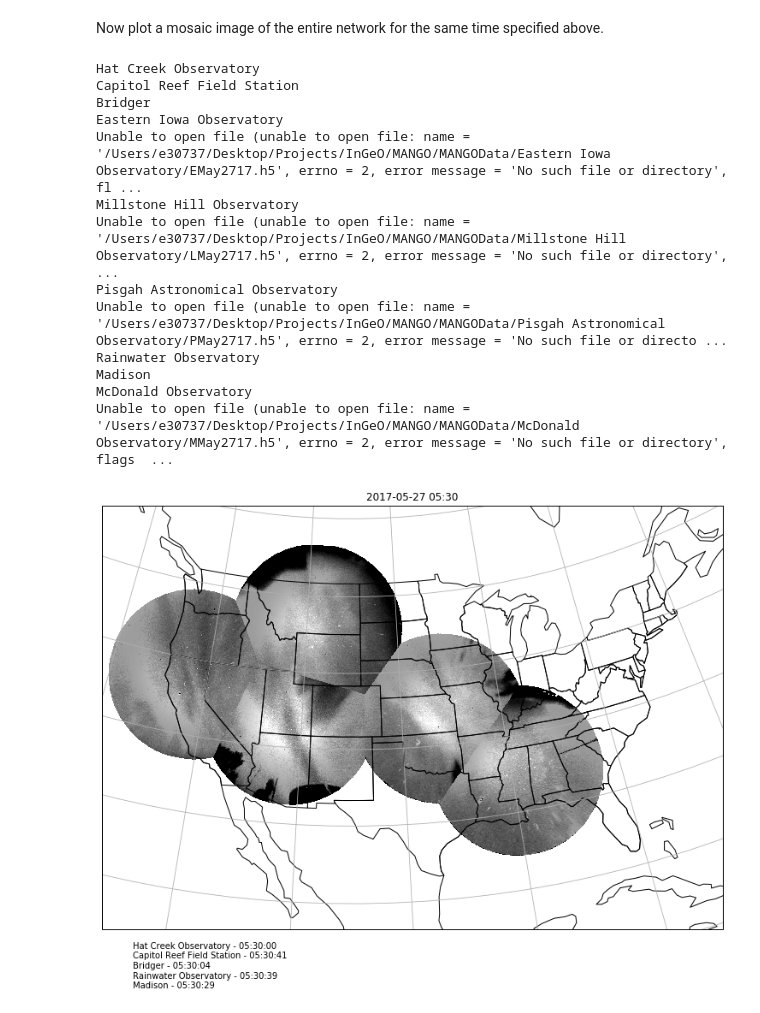
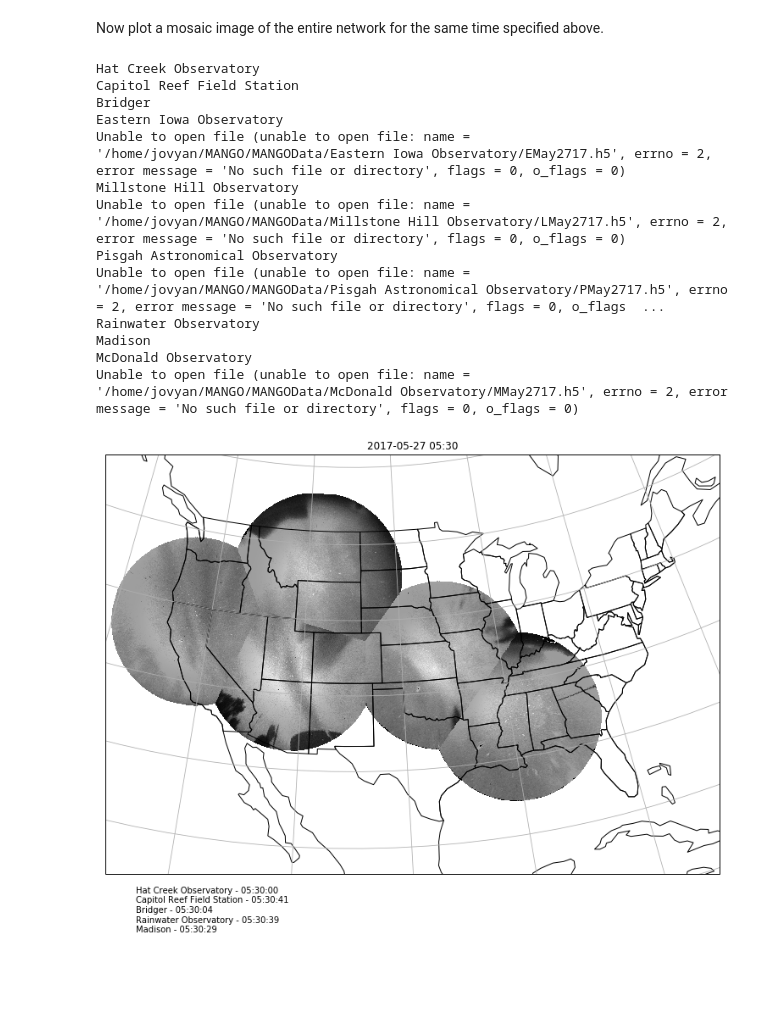
Before and after one commit to mangonetwork/mangopy, a Jupyter notebook: mangopy_tutorial.ipynb, the cells around one changed output. Saved outputs shown, nothing was run; the diff lists cells and outputs as text; code cells hidden in the pictures; blank space fills up the shorter version.

```diff
--- a/mangopy_tutorial.ipynb
+++ b/mangopy_tutorial.ipynb
@@ -22,8 +25,8 @@ site = m.get_site_info('Hat Creek Observatory')
 Now set a datetime object and view the image from that time.
 # %%
 import datetime as dt
-time = dt.datetime(2017,5,27,5,30)
-m.plot(site,time)
+time0 = dt.datetime(2017,5,27,5,30)
+m.plot(site,time0)
 # %% [output]
 [figure]
 # %% [markdown]
@@ -44,19 +47,19 @@ m = Mosaic()
 # %% [markdown]
 Now plot a mosaic image of the entire network for the same time specified above.
 # %%
-m.plot_mosaic(time)
+m.plot_mosaic(time0)
 # %% [output]
 Hat Creek Observatory
 Capitol Reef Field Station
 Bridger
 Eastern Iowa Observatory
-Unable to open file (unable to open file: name = '/Users/e30737/Desktop/Projects/InGeO/MANGO/MANGOData/Eastern Iowa Observatory/EMay2717.h5', errno = 2, error message = 'No such file or directory', fl ...
+Unable to open file (unable to open file: name = '/home/jovyan/MANGO/MANGOData/Eastern Iowa Observatory/EMay2717.h5', errno = 2, error message = 'No such file or directory', flags = 0, o_flags = 0)
 Millstone Hill Observatory
-Unable to open file (unable to open file: name = '/Users/e30737/Desktop/Projects/InGeO/MANGO/MANGOData/Millstone Hill Observatory/LMay2717.h5', errno = 2, error message = 'No such file or directory',  ...
+Unable to open file (unable to open file: name = '/home/jovyan/MANGO/MANGOData/Millstone Hill Observatory/LMay2717.h5', errno = 2, error message = 'No such file or directory', flags = 0, o_flags = 0)
 Pisgah Astronomical Observatory
-Unable to open file (unable to open file: name = '/Users/e30737/Desktop/Projects/InGeO/MANGO/MANGOData/Pisgah Astronomical Observatory/PMay2717.h5', errno = 2, error message = 'No such file or directo ...
+Unable to open file (unable to open file: name = '/home/jovyan/MANGO/MANGOData/Pisgah Astronomical Observatory/PMay2717.h5', errno = 2, error message = 'No such file or directory', flags = 0, o_flags  ...
 Rainwater Observatory
 Madison
 McDonald Observatory
-Unable to open file (unable to open file: name = '/Users/e30737/Desktop/Projects/InGeO/MANGO/MANGOData/McDonald Observatory/MMay2717.h5', errno = 2, error message = 'No such file or directory', flags  ...
+Unable to open file (unable to open file: name = '/home/jovyan/MANGO/MANGOData/McDonald Observatory/MMay2717.h5', errno = 2, error message = 'No such file or directory', flags = 0, o_flags = 0)
-[figure, old version]
+[figure, new version]
```
Also changed, not shown: parts of 2 cells of this notebook, 3 other files.
